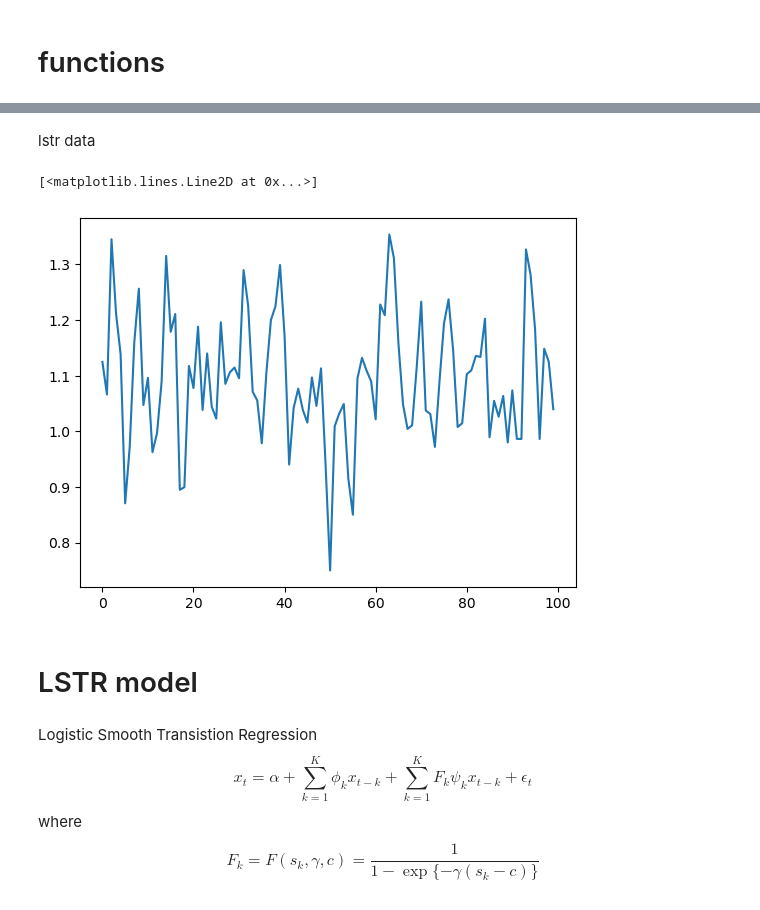
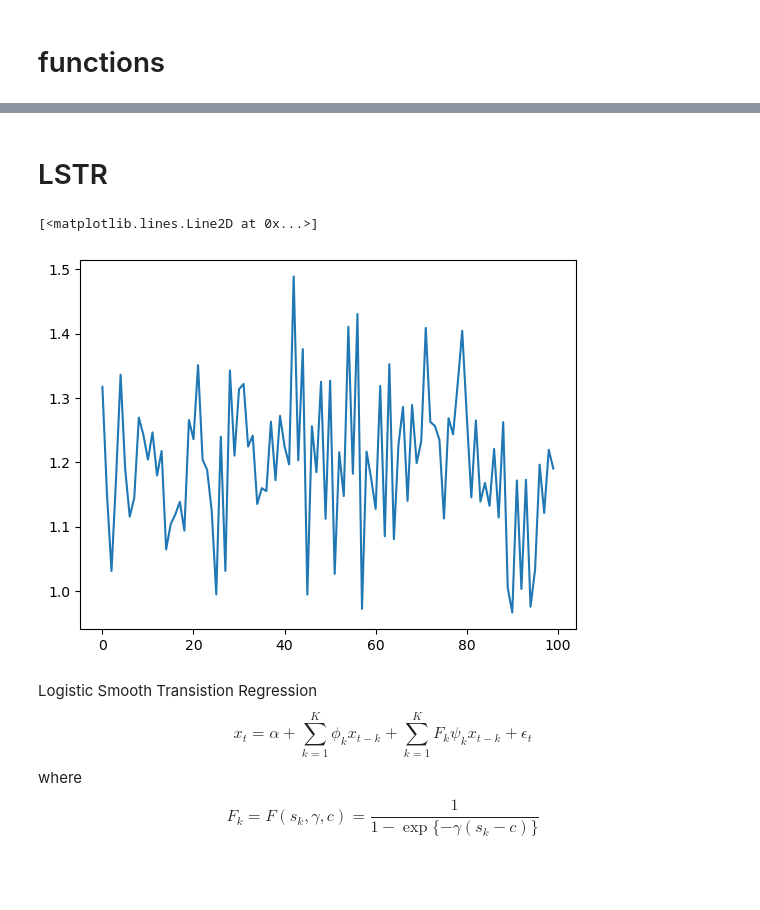
Before and after one commit to lukasgrahl/miscellaneous, a Jupyter notebook: notebooks/LSTR.ipynb, the cells around one changed output, grey strips where cells are left out. Cells and saved outputs as stored; diff of their text form; code cells hidden in the pictures; blank space fills up the shorter version.

Commit message:
updated LSTR

```diff
--- a/notebooks/LSTR.ipynb
+++ b/notebooks/LSTR.ipynb
@@ -72,35 +48,32 @@ plt.plot(arr)
 # %% [markdown]
-lstr data
+# LSTR
 # %%
 lstr_lags = 2
 N = 120
 
-alpha = 1
-phis = norm(0, .4).rvs(lstr_lags)
-psis = norm(0, .1).rvs(lstr_lags)
-gamma = .5
-c = .5
-d = 1
-assert d <= lstr_lags
-sigma = .1
+alpha_true = 1
+phis_true = norm(0, .4).rvs(lstr_lags)
+psis_true = norm(0, .1).rvs(lstr_lags)
+gamma_true = .5
+c_true = .5
+d_true = 1
+assert d_true <= lstr_lags
+sigma_true = .1
 
 arr_lstr = np.zeros((N, 1))
 
-
 for i in range(lstr_lags, N):
-        arr_lstr[i] = alpha + \
-                arr_lstr[i - lstr_lags: i].ravel() @ phis + \
-                arr_lstr[i - lstr_lags: i].ravel() @ psis * (1 + np.exp(- gamma * (arr_lstr[i-d] - c))) + \
-                norm(0, sigma).rvs()
+        arr_lstr[i] = alpha_true + \
+                arr_lstr[i - lstr_lags: i].ravel() @ phis_true + \
+                arr_lstr[i - lstr_lags: i].ravel() @ psis_true * (1 + np.exp(- gamma_true * (arr_lstr[i-d_true] - c_true))) + \
+                norm(0, sigma_true).rvs()
 
 arr_lstr = arr_lstr[20:]
 
 plt.plot(arr_lstr)
 # %% [output]
 [<matplotlib.lines.Line2D at 0x...>]
-[figure, old version]
+[figure, new version]
-# %% [markdown]
-# LSTR model
 # %% [markdown]
 Logistic Smooth Transistion Regression
 $$ x_t = \alpha + \sum_{k=1}^{K} \phi_{k} x_{t-k} + \sum_{k=1}^{K} F_k \psi_{k} x_{t-k} +  \epsilon_t $$
```
Also changed, not shown: parts of 11 cells of this notebook.
